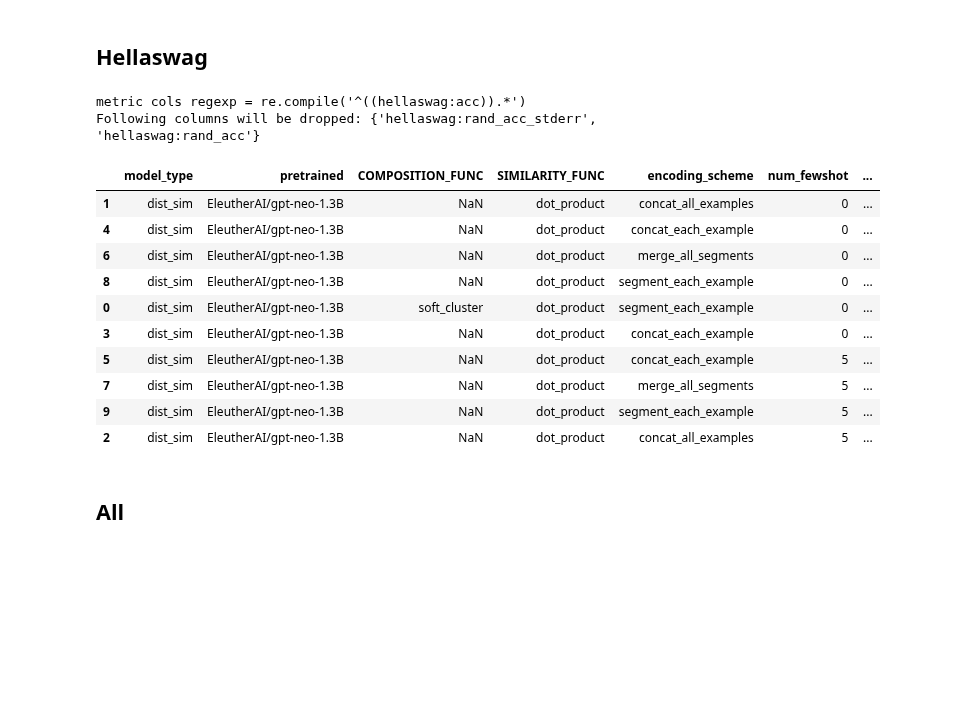
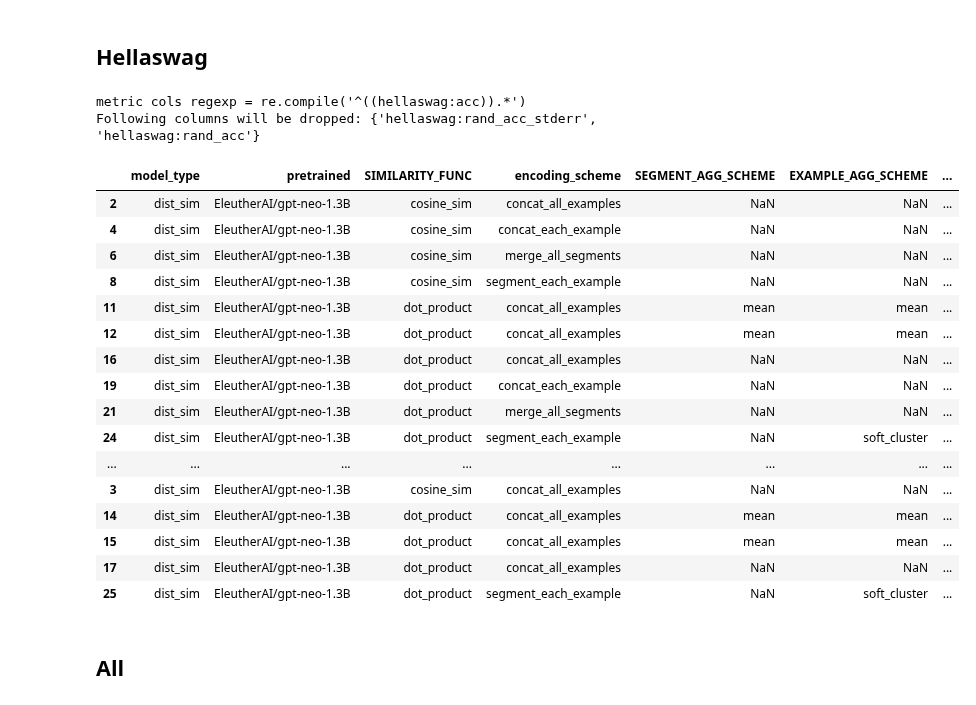
Before and after one commit to Turnitin-AI-Research/lm_eval_harness, a Jupyter notebook: notebooks/compile_results2.ipynb, the cells around one changed output. Drawn from its saved outputs; the diff is of its cells as text; code cells hidden in the pictures; blank space fills up the shorter version.

```diff
--- a/notebooks/compile_results2.ipynb
+++ b/notebooks/compile_results2.ipynb
@@ -61,7 +61,7 @@ def parse_dir(dirpath: str) -> pd.DataFrame:
 # %% [markdown]
 ## Evaluation Results
 # %%
-def read_results(dir: str = '../lmeval_results3') -> pd.DataFrame:
+def read_results(dir: str = '../lmeval_results2') -> pd.DataFrame:
     df = parse_dir(dir)
     df = df[[col for col in df.columns if col not in ['batch_size', 'device', 'no_cache', 'bootstrap_iters', 'description_dict']]]
     df = df.drop(columns='limit').assign(pretrained=df.pretrained.fillna('GPT2'))
@@ -73,6 +73,7 @@ def task_metrics(results_df: pd.DataFrame, tasks: typing.List[str]) -> pd.DataFr
     metrics_re = re.compile(r'^(' + r'|'.join([f'({m})' for m in metrics]) + ').*' )
     print(f'metric cols regexp = {metrics_re}')
     model_cols = {'model_type', 'pretrained', 'WORD_AGG_SCHEME', 'SEGMENT_AGG_SCHEME', 'EXAMPLE_AGG_SCHEME', 'SIMILARITY_FUNC', 'NORM', 'COMPOSITION_FUNC'}
+    model_cols = {col for col in model_cols if col in df.columns}
     task_cols = {'num_fewshot', 'encoding_scheme'}
     # metric_cols = {col for col in df.columns if metrics_re.fullmatch(col) is not None}
     task_metric_cols = {task: [col for col in df.columns if re.fullmatch(f'^{task}.*', col)] for task in tasks}
@@ -115,22 +122,29 @@ all_df[all_df.mtime > 1.662555e+09]
 # %%
 pd.set_option('display.max_rows', 100)
 df_hellaswag = task_metrics(df, ['hellaswag:acc'])
 df_hellaswag = df_hellaswag.sort_values(by=['num_fewshot', 'pretrained', 'model_type', 'hellaswag:acc'], ascending=[True, True, True, False])
 df_hellaswag[df_hellaswag['pretrained'] == 'EleutherAI/gpt-neo-1.3B']
+df_hellaswag
 # %% [output]
 metric cols regexp = re.compile('^((hellaswag:acc)).*')
 Following columns will be dropped: {'hellaswag:rand_acc_stderr', 'hellaswag:rand_acc'}
-|  | model_type | pretrained | COMPOSITION_FUNC | SIMILARITY_FUNC | encoding_scheme | num_fewshot | ... |
-| 1 | dist_sim | EleutherAI/gpt-neo-1.3B | NaN | dot_product | concat_all_examples | 0 | ... |
-| 4 | dist_sim | EleutherAI/gpt-neo-1.3B | NaN | dot_product | concat_each_example | 0 | ... |
-| 6 | dist_sim | EleutherAI/gpt-neo-1.3B | NaN | dot_product | merge_all_segments | 0 | ... |
-| 8 | dist_sim | EleutherAI/gpt-neo-1.3B | NaN | dot_product | segment_each_example | 0 | ... |
-| 0 | dist_sim | EleutherAI/gpt-neo-1.3B | soft_cluster | dot_product | segment_each_example | 0 | ... |
-| 3 | dist_sim | EleutherAI/gpt-neo-1.3B | NaN | dot_product | concat_each_example | 0 | ... |
-| 5 | dist_sim | EleutherAI/gpt-neo-1.3B | NaN | dot_product | concat_each_example | 5 | ... |
-| 7 | dist_sim | EleutherAI/gpt-neo-1.3B | NaN | dot_product | merge_all_segments | 5 | ... |
-| 9 | dist_sim | EleutherAI/gpt-neo-1.3B | NaN | dot_product | segment_each_example | 5 | ... |
-| 2 | dist_sim | EleutherAI/gpt-neo-1.3B | NaN | dot_product | concat_all_examples | 5 | ... |
+|  | model_type | pretrained | SIMILARITY_FUNC | encoding_scheme | SEGMENT_AGG_SCHEME | EXAMPLE_AGG_SCHEME | ... |
+| 2 | dist_sim | EleutherAI/gpt-neo-1.3B | cosine_sim | concat_all_examples | NaN | NaN | ... |
+| 4 | dist_sim | EleutherAI/gpt-neo-1.3B | cosine_sim | concat_each_example | NaN | NaN | ... |
+| 6 | dist_sim | EleutherAI/gpt-neo-1.3B | cosine_sim | merge_all_segments | NaN | NaN | ... |
+| 8 | dist_sim | EleutherAI/gpt-neo-1.3B | cosine_sim | segment_each_example | NaN | NaN | ... |
+| 11 | dist_sim | EleutherAI/gpt-neo-1.3B | dot_product | concat_all_examples | mean | mean | ... |
+| 12 | dist_sim | EleutherAI/gpt-neo-1.3B | dot_product | concat_all_examples | mean | mean | ... |
+| 16 | dist_sim | EleutherAI/gpt-neo-1.3B | dot_product | concat_all_examples | NaN | NaN | ... |
+| 19 | dist_sim | EleutherAI/gpt-neo-1.3B | dot_product | concat_each_example | NaN | NaN | ... |
+| 21 | dist_sim | EleutherAI/gpt-neo-1.3B | dot_product | merge_all_segments | NaN | NaN | ... |
+| 24 | dist_sim | EleutherAI/gpt-neo-1.3B | dot_product | segment_each_example | NaN | soft_cluster | ... |
+| ... | ... | ... | ... | ... | ... | ... | ... |
+| 3 | dist_sim | EleutherAI/gpt-neo-1.3B | cosine_sim | concat_all_examples | NaN | NaN | ... |
+| 14 | dist_sim | EleutherAI/gpt-neo-1.3B | dot_product | concat_all_examples | mean | mean | ... |
+| 15 | dist_sim | EleutherAI/gpt-neo-1.3B | dot_product | concat_all_examples | mean | mean | ... |
+| 17 | dist_sim | EleutherAI/gpt-neo-1.3B | dot_product | concat_all_examples | NaN | NaN | ... |
+| 25 | dist_sim | EleutherAI/gpt-neo-1.3B | dot_product | segment_each_example | NaN | soft_cluster | ... |
 # %% [markdown]
 ## All
 # %%
```
Also changed, not shown: parts of 3 cells of this notebook, 1 other file.
